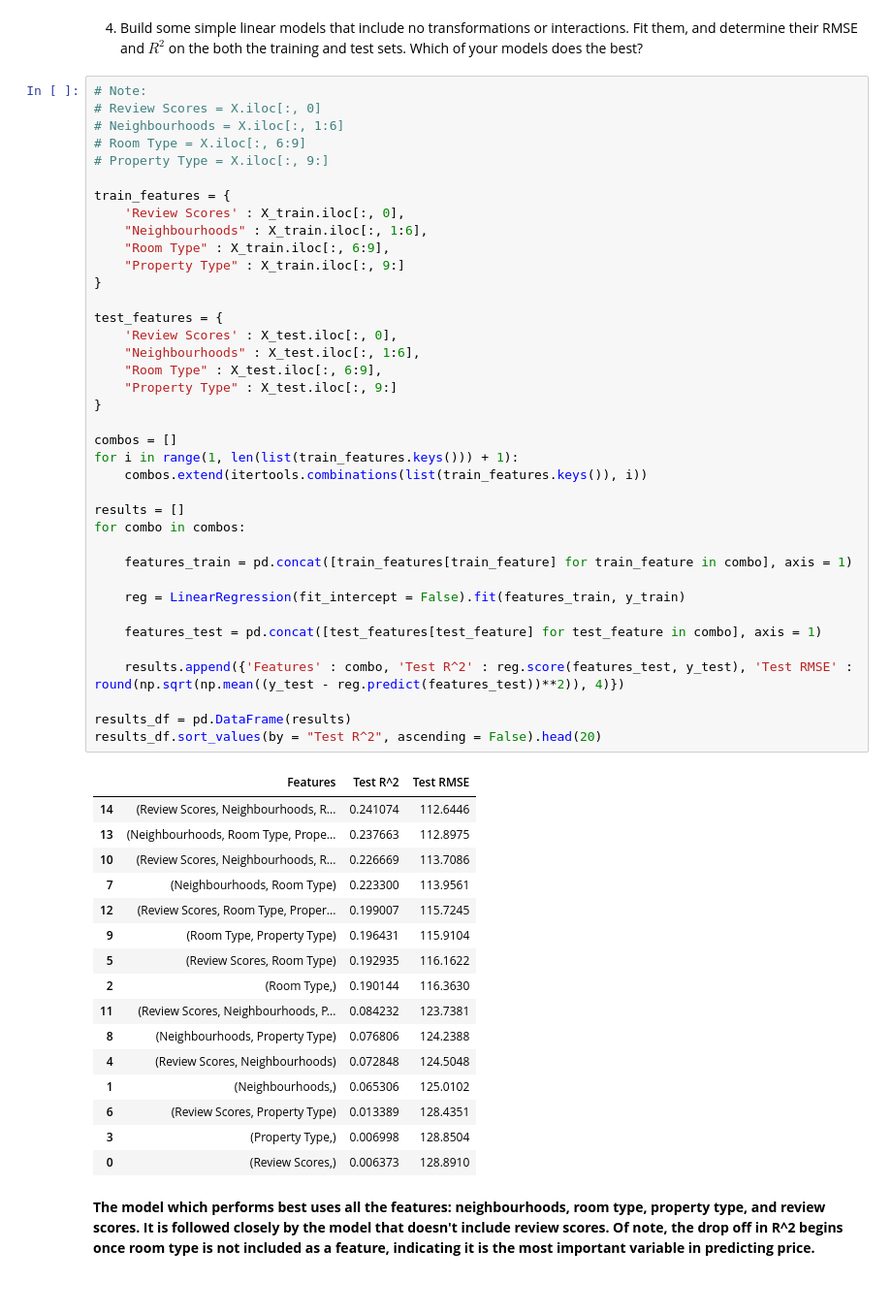
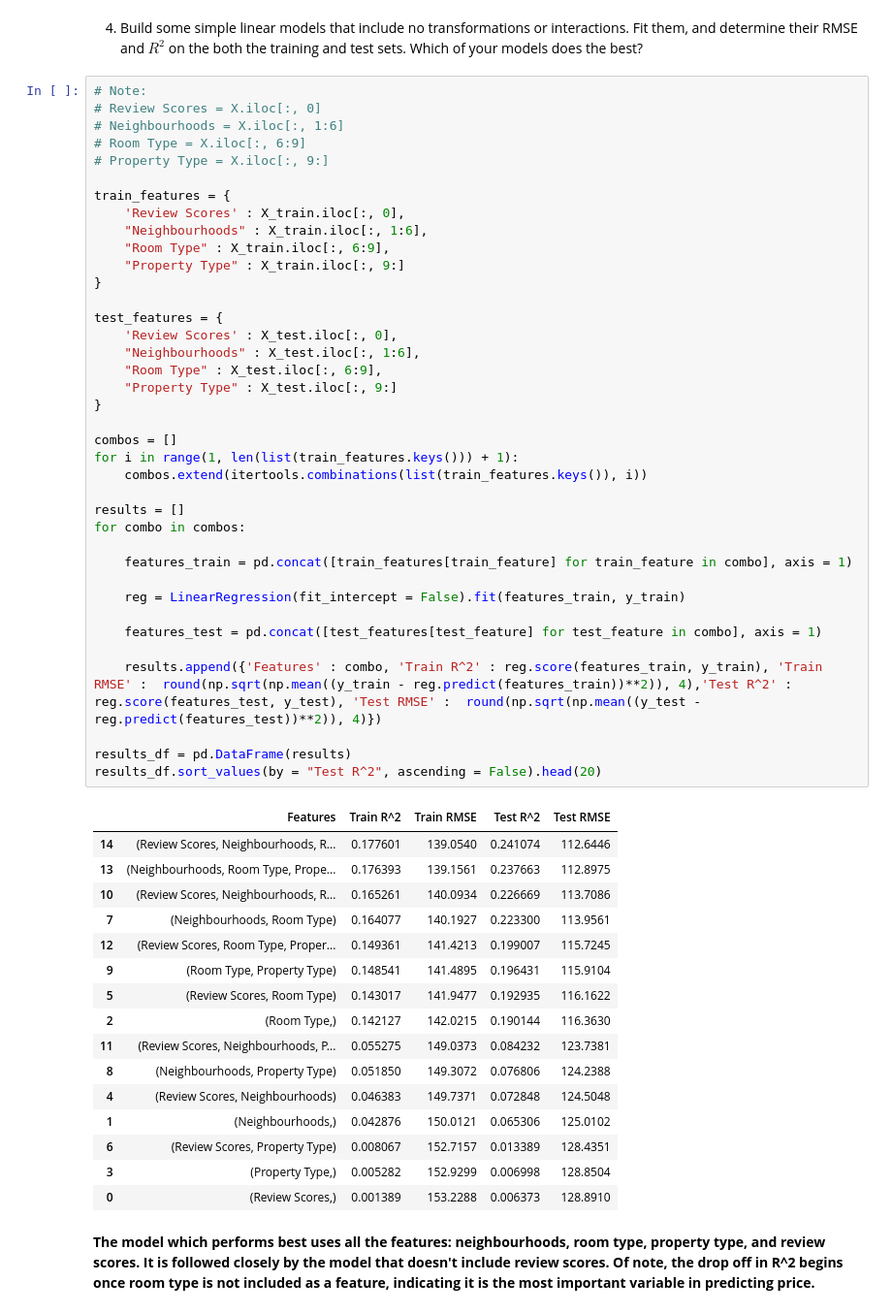
Before and after one commit to mgh2xx/linearModels, a Jupyter notebook: lab/lab_notebook_applied.ipynb, the cells around one changed output. Shown: that part at 97% size. Drawn from its saved outputs; the diff is of its cells as text.

```diff
--- a/lab/lab_notebook_applied.ipynb
+++ b/lab/lab_notebook_applied.ipynb
@@ -134,50 +136,50 @@ train_features = {
     'Review Scores' : X_train.iloc[:, 0],
     "Neighbourhoods" : X_train.iloc[:, 1:6],
     "Room Type" : X_train.iloc[:, 6:9],
     "Property Type" : X_train.iloc[:, 9:]
 }
 
 test_features = {
     'Review Scores' : X_test.iloc[:, 0],
     "Neighbourhoods" : X_test.iloc[:, 1:6],
     "Room Type" : X_test.iloc[:, 6:9],
     "Property Type" : X_test.iloc[:, 9:]
 }
 
 combos = []
 for i in range(1, len(list(train_features.keys())) + 1):
     combos.extend(itertools.combinations(list(train_features.keys()), i))
 
 results = []
 for combo in combos:
 
     features_train = pd.concat([train_features[train_feature] for train_feature in combo], axis = 1)
 
     reg = LinearRegression(fit_intercept = False).fit(features_train, y_train)
 
     features_test = pd.concat([test_features[test_feature] for test_feature in combo], axis = 1)
 
-    results.append({'Features' : combo, 'Test R^2' : reg.score(features_test, y_test), 'Test RMSE' :  round(np.sqrt(np.mean((y_test - reg.predict(features_test))**2)), 4)})
+    results.append({'Features' : combo, 'Train R^2' : reg.score(features_train, y_train), 'Train RMSE' :  round(np.sqrt(np.mean((y_train - reg.predict(features_train))**2)), 4),'Test R^2' : reg.score(features_test, y_test), 'Test RMSE' :  round(np.sqrt(np.mean((y_test - reg.predict(features_test))**2)), 4)})
 
 results_df = pd.DataFrame(results)
 results_df.sort_values(by = "Test R^2", ascending = False).head(20)
 # %% [output]
-|  | Features | Test R^2 | Test RMSE |
-| 14 | (Review Scores, Neighbourhoods, R... | 0.241074 | 112.6446 |
-| 13 | (Neighbourhoods, Room Type, Prope... | 0.237663 | 112.8975 |
-| 10 | (Review Scores, Neighbourhoods, R... | 0.226669 | 113.7086 |
-| 7 | (Neighbourhoods, Room Type) | 0.223300 | 113.9561 |
-| 12 | (Review Scores, Room Type, Proper... | 0.199007 | 115.7245 |
-| 9 | (Room Type, Property Type) | 0.196431 | 115.9104 |
-| 5 | (Review Scores, Room Type) | 0.192935 | 116.1622 |
-| 2 | (Room Type,) | 0.190144 | 116.3630 |
-| 11 | (Review Scores, Neighbourhoods, P... | 0.084232 | 123.7381 |
-| 8 | (Neighbourhoods, Property Type) | 0.076806 | 124.2388 |
-| 4 | (Review Scores, Neighbourhoods) | 0.072848 | 124.5048 |
-| 1 | (Neighbourhoods,) | 0.065306 | 125.0102 |
-| 6 | (Review Scores, Property Type) | 0.013389 | 128.4351 |
-| 3 | (Property Type,) | 0.006998 | 128.8504 |
-| 0 | (Review Scores,) | 0.006373 | 128.8910 |
+|  | Features | Train R^2 | Train RMSE | Test R^2 | Test RMSE |
+| 14 | (Review Scores, Neighbourhoods, R... | 0.177601 | 139.0540 | 0.241074 | 112.6446 |
+| 13 | (Neighbourhoods, Room Type, Prope... | 0.176393 | 139.1561 | 0.237663 | 112.8975 |
+| 10 | (Review Scores, Neighbourhoods, R... | 0.165261 | 140.0934 | 0.226669 | 113.7086 |
+| 7 | (Neighbourhoods, Room Type) | 0.164077 | 140.1927 | 0.223300 | 113.9561 |
+| 12 | (Review Scores, Room Type, Proper... | 0.149361 | 141.4213 | 0.199007 | 115.7245 |
+| 9 | (Room Type, Property Type) | 0.148541 | 141.4895 | 0.196431 | 115.9104 |
+| 5 | (Review Scores, Room Type) | 0.143017 | 141.9477 | 0.192935 | 116.1622 |
+| 2 | (Room Type,) | 0.142127 | 142.0215 | 0.190144 | 116.3630 |
+| 11 | (Review Scores, Neighbourhoods, P... | 0.055275 | 149.0373 | 0.084232 | 123.7381 |
+| 8 | (Neighbourhoods, Property Type) | 0.051850 | 149.3072 | 0.076806 | 124.2388 |
+| 4 | (Review Scores, Neighbourhoods) | 0.046383 | 149.7371 | 0.072848 | 124.5048 |
+| 1 | (Neighbourhoods,) | 0.042876 | 150.0121 | 0.065306 | 125.0102 |
+| 6 | (Review Scores, Property Type) | 0.008067 | 152.7157 | 0.013389 | 128.4351 |
+| 3 | (Property Type,) | 0.005282 | 152.9299 | 0.006998 | 128.8504 |
+| 0 | (Review Scores,) | 0.001389 | 153.2288 | 0.006373 | 128.8910 |
 # %% [markdown]
 **The model which performs best uses all the features: neighbourhoods, room type, property type, and review scores. It is followed closely by the model that doesn't include review scores. Of note, the drop off in R^2 begins once room type is not included as a feature, indicating it is the most important variable in predicting price.**
 # %% [markdown]
```
Also changed, not shown: parts of 4 cells of this notebook.
